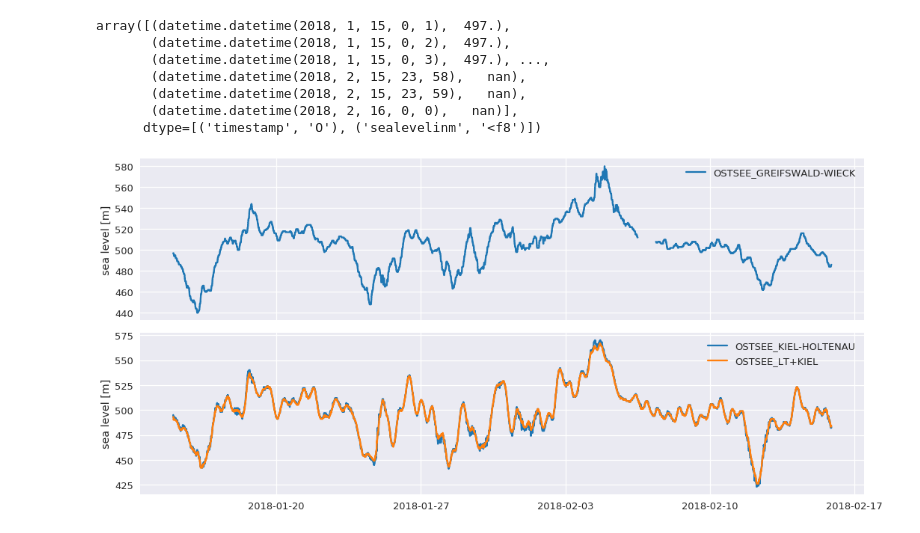
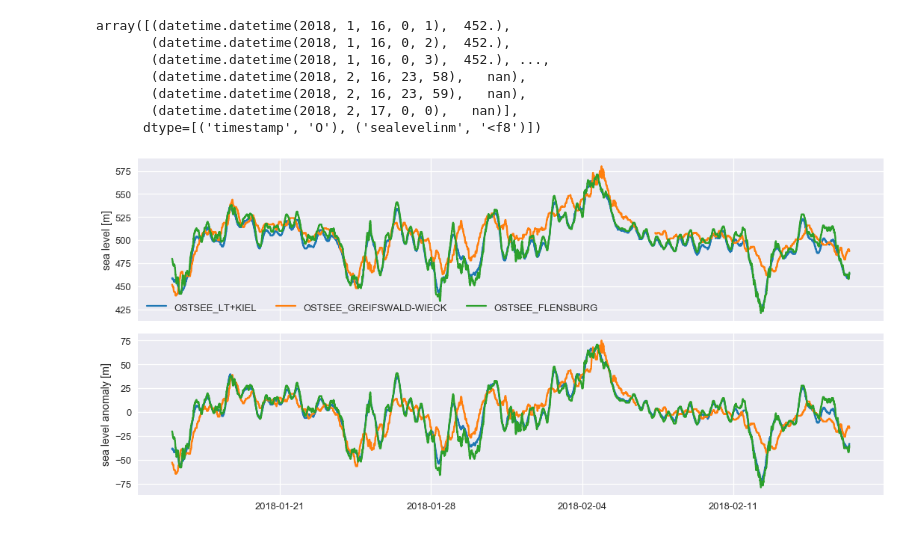
Before and after one commit to geomar-od/python-intro-201804, a Jupyter notebook: plot_baltic_sea_level_data.ipynb, the cells around one changed output. Saved outputs shown, nothing was run; the diff lists cells and outputs as text; code cells hidden in the pictures.

Commit message:
Use Flensburg and plot anomalies

```diff
--- a/plot_baltic_sea_level_data.ipynb
+++ b/plot_baltic_sea_level_data.ipynb
@@ -18,41 +18,49 @@ data["OSTSEE_GREIFSWALD-WIECK"] = np.genfromtxt(
     converters = {0: str2date},
     dtype=None, names=True)
 
-data["OSTSEE_KIEL-HOLTENAU"] = np.genfromtxt(
-    "data/baltic_sea_level/OSTSEE_KIEL-HOLTENAU.dat",
-    skip_header=1,
-    converters = {0: str2date},
-    dtype=None, names=True)
-
 data["OSTSEE_LT+KIEL"] = np.genfromtxt(
     "data/baltic_sea_level/OSTSEE_LT+KIEL.dat",
     skip_header=1,
     converters = {0: str2date},
     dtype=None, names=True)
+
+data["OSTSEE_FLENSBURG"] = np.genfromtxt(
+    "data/baltic_sea_level/OSTSEE_FLENSBURG.dat",
+    skip_header=1,
+    converters = {0: str2date},
+    dtype=None, names=True)
 # %%
 data["OSTSEE_GREIFSWALD-WIECK"]
 # %% [output]
-array([(datetime.datetime(2018, 1, 15, 0, 1),  497.),
-       (datetime.datetime(2018, 1, 15, 0, 2),  497.),
-       (datetime.datetime(2018, 1, 15, 0, 3),  497.), ...,
-       (datetime.datetime(2018, 2, 15, 23, 58),   nan),
-       (datetime.datetime(2018, 2, 15, 23, 59),   nan),
-       (datetime.datetime(2018, 2, 16, 0, 0),   nan)],
+array([(datetime.datetime(2018, 1, 16, 0, 1),  452.),
+       (datetime.datetime(2018, 1, 16, 0, 2),  452.),
+       (datetime.datetime(2018, 1, 16, 0, 3),  452.), ...,
+       (datetime.datetime(2018, 2, 16, 23, 58),   nan),
+       (datetime.datetime(2018, 2, 16, 23, 59),   nan),
+       (datetime.datetime(2018, 2, 17, 0, 0),   nan)],
       dtype=[('timestamp', 'O'), ('sealevelinm', '<f8')])
+# %%
+def calculate_anomalies(time_series):
+    time_series = np.ma.masked_invalid(time_series)
+    return time_series - time_series.mean(axis=0)
 # %%
 fig, ax = plt.subplots(2, 1, figsize=(15, 7), sharex=True)
 
 stations = list(data.keys())
 
-ax[0].plot(data[stations[0]]["timestamp"], data[stations[0]]["sealevelinm"], label=stations[0]);
-ax[0].legend();
+for station, station_data in data.items():
+    ax[0].plot(station_data["timestamp"],
+               station_data["sealevelinm"],
+               label=station);
+    ax[1].plot(station_data["timestamp"],
+               calculate_anomalies(station_data["sealevelinm"]),
+               label=station);
+
 ax[0].set_ylabel("sea level [m]")
+ax[1].set_ylabel("sea level anomaly [m]")
 
-ax[1].plot(data[stations[1]]["timestamp"], data[stations[1]]["sealevelinm"], label=stations[1]);
-ax[1].plot(data[stations[2]]["timestamp"], data[stations[2]]["sealevelinm"], label=stations[2]);
-ax[1].legend();
-ax[1].set_ylabel("sea level [m]")
+ax[0].legend(loc=0, ncol=3);
 
 fig.tight_layout()
 # %% [output]
-[figure, old version]
+[figure, new version]
```
